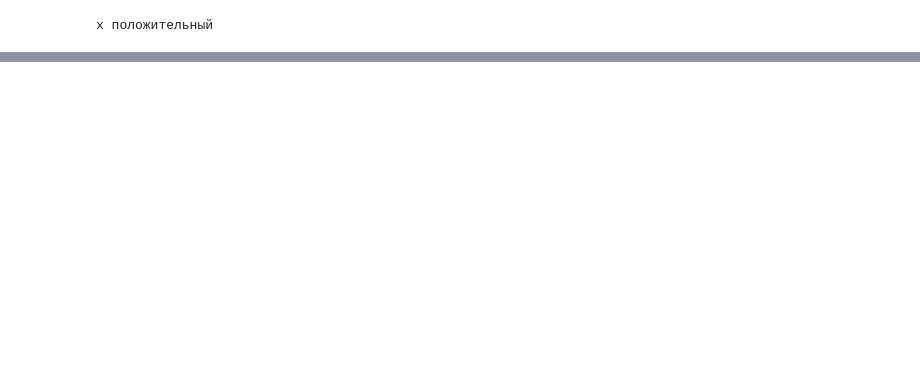
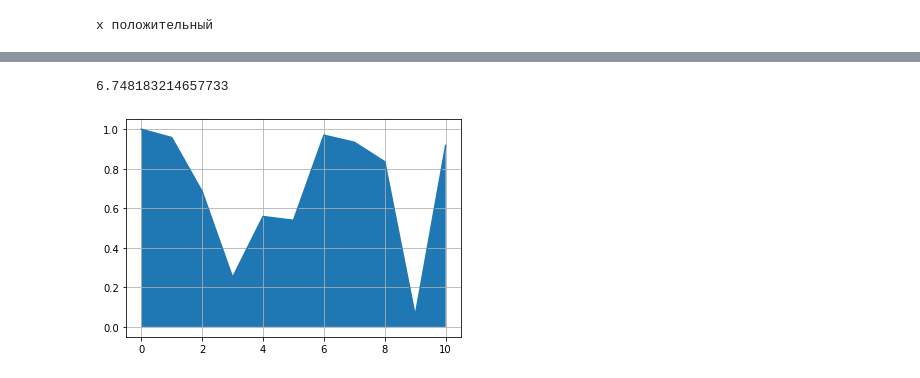
Before and after one commit to random-cell/artificial-intelligence, a Jupyter notebook: Workbook1.ipynb, the cells around one changed output, grey strips where cells are left out. Saved outputs shown, nothing was run; the diff lists cells and outputs as text; code cells hidden in the pictures; blank space fills up the shorter version.

```diff
--- a/Workbook1.ipynb
+++ b/Workbook1.ipynb
@@ -59,0 +117,3 @@ while x <= 10:
+# %%
+for i in range(5,106,25):
+    print(i)
@@ -59,0 +157,4 @@ while x <= 10:
+# %%
+x = ['имя', 'рост', 'возраст' , 'пол']
+for i in x:
+    print(i)
@@ -59,0 +179,3 @@ while x <= 10:
+# %%
+for i in range(105,4,-25):
+    print(i)
@@ -59,0 +257,14 @@ while x <= 10:
+# %%
+#pas termine
+
+from matplotlib import pyplot as plt
+import numpy as np
+import random
+
+#tab = [random.randint(0,5) for i in range(4)]
+tab = [round(random.uniform(0, 1),2) for i in range(4)]
+print(tab)
+for i in tab:
+    i += i
+moy = float(i)//len(tab)
+print("average",float(moy))
@@ -59,0 +304,14 @@ while x <= 10:
+# %%
+import numpy as np
+import matplotlib.pyplot as plt
+from numpy import trapz
+x = [i for i in range(0,11)]
+y = [np.abs(np.cos(i*np.exp(np.cos(i) + np.log(i + 1)))) for i in range(0,11)]
+plt.grid()
+plt.plot(x,y)
+plt.fill_between(x,y)
+area = trapz(y)
+print(area)
+# %% [output]
+6.748183214657733
+[figure, added]
```
Also changed, not shown: parts of 48 cells of this notebook.
